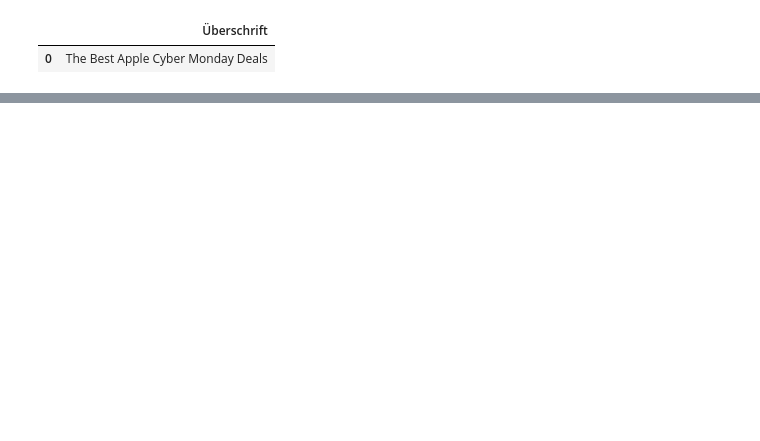
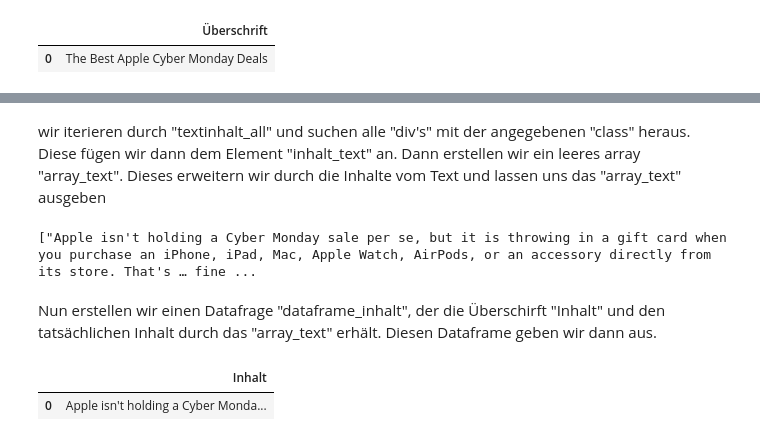
Before and after one commit to MaxxFile/homework-1, a Jupyter notebook: notebooks/01-scraping.ipynb, the cells around one changed output, grey strips where cells are left out. Drawn from its saved outputs; the diff is of its cells as text; code cells hidden in the pictures; blank space fills up the shorter version.

Commit message:
Kommentare eingefügt, Text Scraping

```diff
--- a/notebooks/01-scraping.ipynb
+++ b/notebooks/01-scraping.ipynb
@@ -76,0 +87,3 @@ df_ueberschrift
+# %%
+textinhalt_all = soup.find_all('div', {'class': 'BodyWrapper-csjEHZ iDXhKG body body__container article__body'})
+textinhalt_all
@@ -76,0 +108,22 @@ df_ueberschrift
+# %% [markdown]
+wir iterieren durch "textinhalt_all" und suchen alle "div's" mit der angegebenen "class" heraus. Diese fügen wir dann dem Element "inhalt_text" an.
+Dann erstellen wir ein leeres array "array_text". Dieses erweitern wir durch die Inhalte vom Text und lassen uns das "array_text" ausgeben
+# %%
+inhalt_text = '';
+for i in textinhalt_all:
+    inhalt_text = inhalt_text + i.find('div', {'class':'body__inner-container'}).text
+
+array_text = [];
+array_text.append(inhalt_text);
+array_text
+# %% [output]
+["Apple isn't holding a Cyber Monday sale per se, but it is throwing in a gift card when you purchase an iPhone, iPad, Mac, Apple Watch, AirPods, or an accessory directly from its store. That's … fine ...
+# %% [markdown]
+Nun erstellen wir einen Datafrage "dataframe_inhalt", der die Überschirft "Inhalt" und den tatsächlichen Inhalt durch das "array_text" erhält.
+Diesen Dataframe geben wir dann aus.
+# %%
+df_inhalt = pd.DataFrame({"Inhalt" : array_text})
+df_inhalt
+# %% [output]
+|  | Inhalt |
+| 0 | Apple isn't holding a Cyber Monda... |
```
Also changed, not shown: parts of 6 cells of this notebook.
